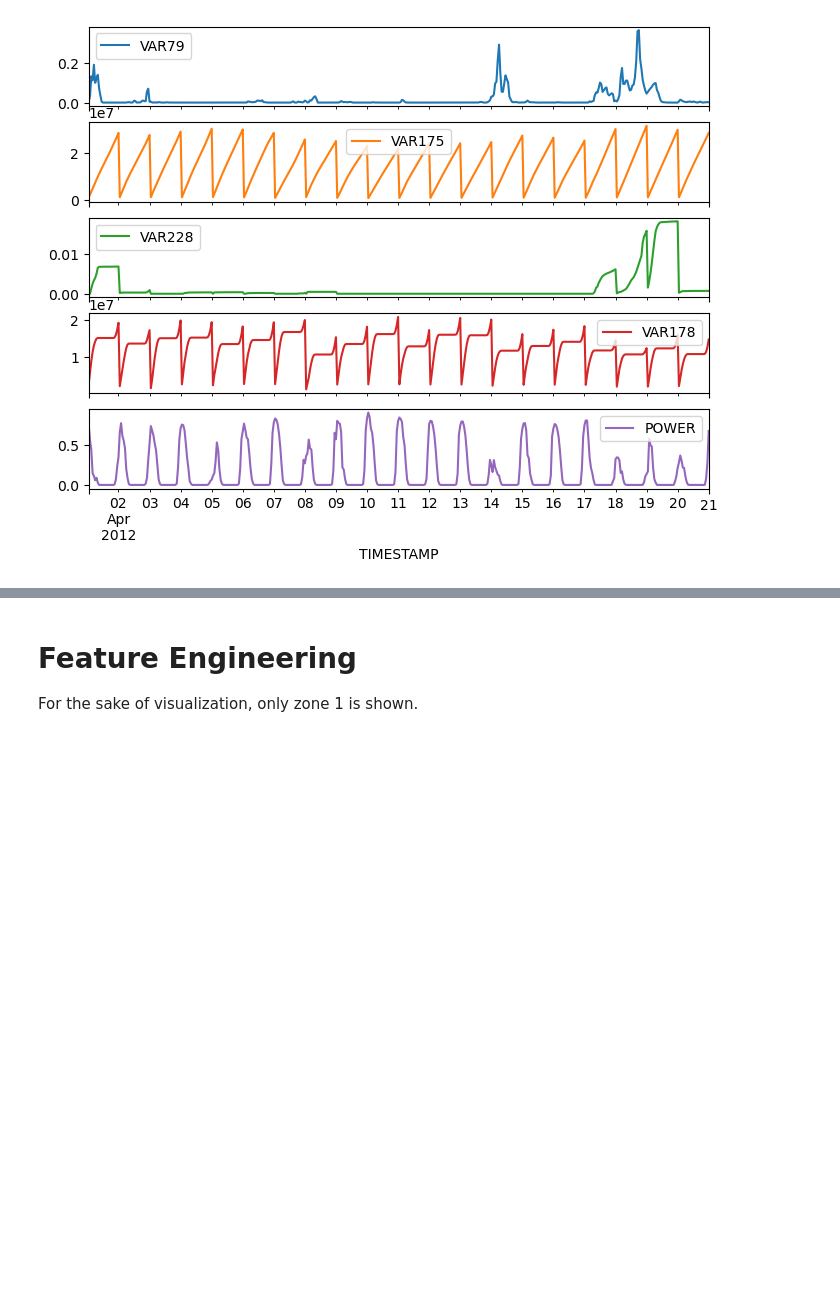
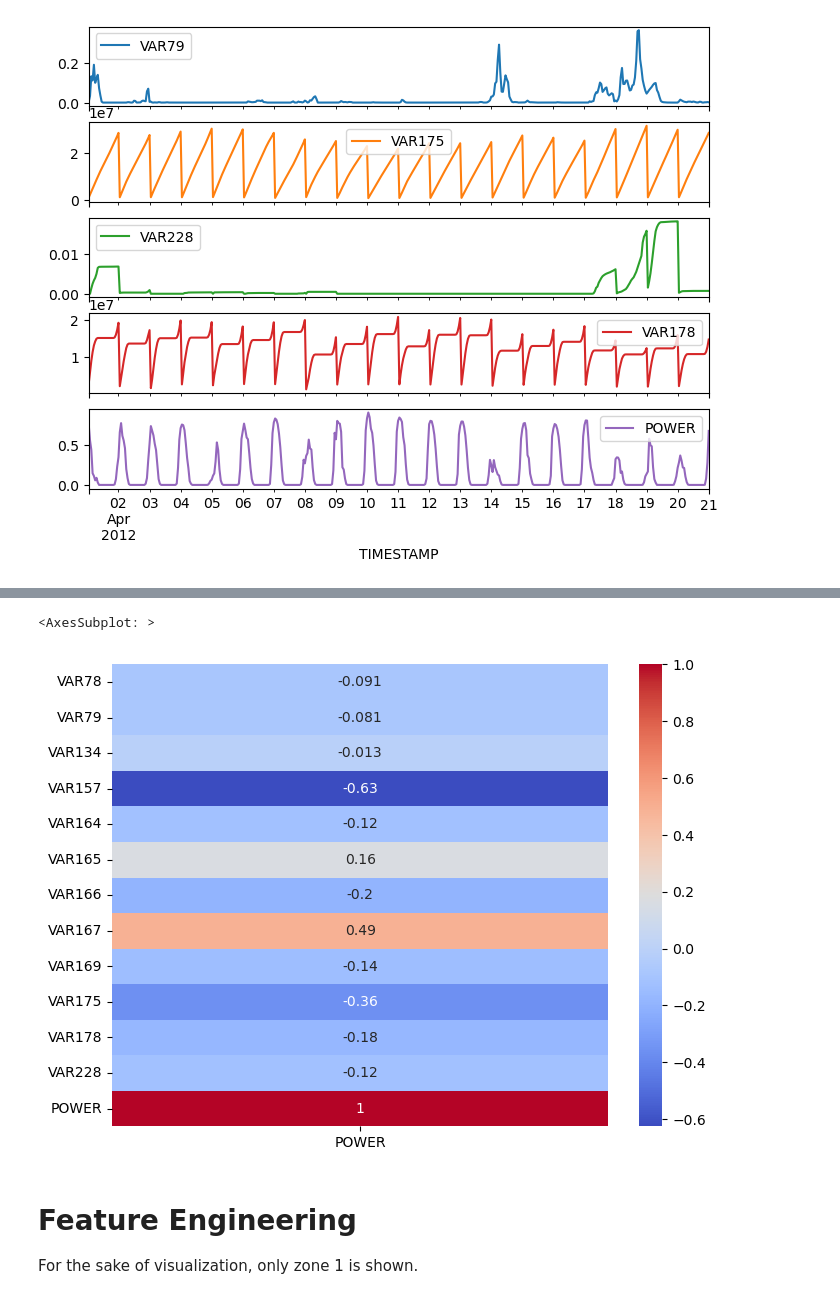
Before and after one commit to antoniolang1107/Solar-Power, a Jupyter notebook: solar.ipynb, the cells around one changed output, grey strips where cells are left out. Saved outputs shown, nothing was run; the diff lists cells and outputs as text; code cells hidden in the pictures; blank space fills up the shorter version.

```diff
--- a/solar.ipynb
+++ b/solar.ipynb
@@ -137,3 +152,8 @@ _ = plot_features.plot(subplots=True)
+# %%
+sns.heatmap(correlations[2], cmap="coolwarm", annot=True)
+# %% [output]
+<AxesSubplot: >
+[figure, added]
 # %% [markdown]
 # Feature Engineering
 For the sake of visualization, only zone 1 is shown.
```
Also changed, not shown: parts of 8 cells of this notebook.
